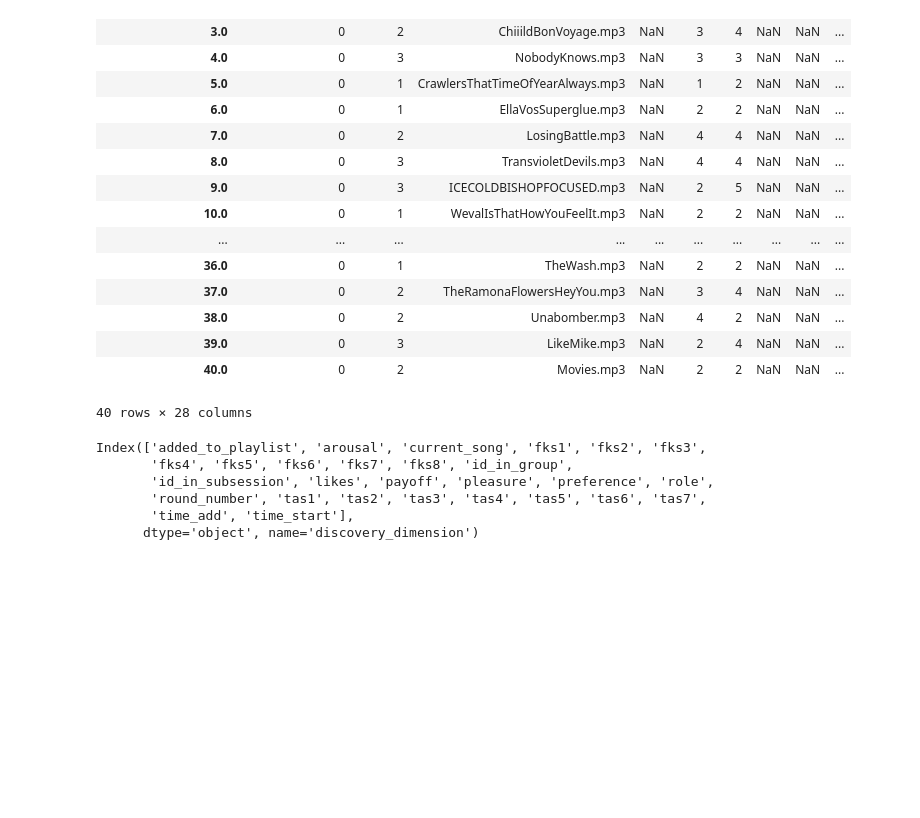
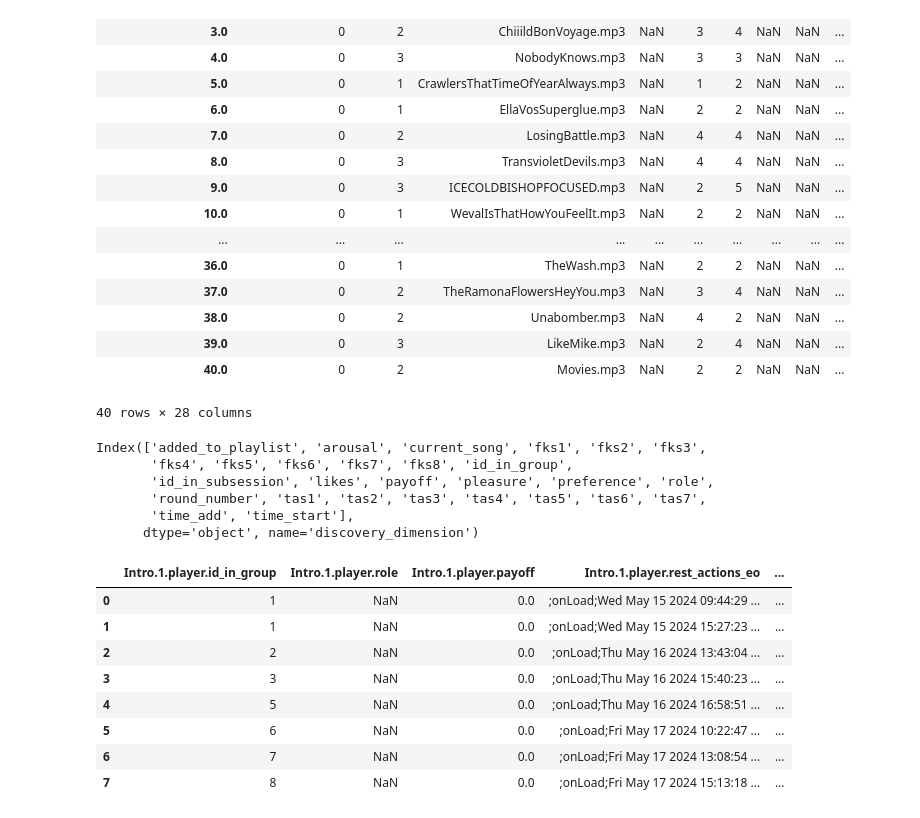
Before and after one commit to gsailer/eeg-music, a Jupyter notebook: eeg_music/notebooks/unfold_otree.ipynb, the cells around one changed output. Saved outputs shown, nothing was run; the diff lists cells and outputs as text; code cells hidden in the pictures; blank space fills up the shorter version.

```diff
--- a/eeg_music/notebooks/unfold_otree.ipynb
+++ b/eeg_music/notebooks/unfold_otree.ipynb
@@ -7,7 +7,7 @@ import matplotlib.pyplot as plt
 # %%
 sns.set()
 # %%
-BASE_PATH = "../data/02_EYODF Pilot Data/Pilot (Same Songs)"
+BASE_PATH = "../data/raw/02_EYODF Pilot Data/Pilot (Same Songs)"
 OTREE_PATH = os.path.join(BASE_PATH, "all_participants_otree.csv")
 
 NUMBER_OF_TRACKS = 40
@@ -102,3 +102,17 @@ Index(['added_to_playlist', 'arousal', 'current_song', 'fks1', 'fks2', 'fks3',
        'round_number', 'tas1', 'tas2', 'tas3', 'tas4', 'tas5', 'tas6', 'tas7',
        'time_add', 'time_start'],
       dtype='object', name='discovery_dimension')
+# %%
+otree = pd.read_csv(OTREE_PATH)
+# %%
+otree[[c for c in otree.columns if "Intro.1" in c]]
+# %% [output]
+|  | Intro.1.player.id_in_group | Intro.1.player.role | Intro.1.player.payoff | Intro.1.player.rest_actions_eo | ... |
+| 0 | 1 | NaN | 0.0 | ;onLoad;Wed May 15 2024 09:44:29 ... | ... |
+| 1 | 1 | NaN | 0.0 | ;onLoad;Wed May 15 2024 15:27:23 ... | ... |
+| 2 | 2 | NaN | 0.0 | ;onLoad;Thu May 16 2024 13:43:04 ... | ... |
+| 3 | 3 | NaN | 0.0 | ;onLoad;Thu May 16 2024 15:40:23 ... | ... |
+| 4 | 5 | NaN | 0.0 | ;onLoad;Thu May 16 2024 16:58:51 ... | ... |
+| 5 | 6 | NaN | 0.0 | ;onLoad;Fri May 17 2024 10:22:47 ... | ... |
+| 6 | 7 | NaN | 0.0 | ;onLoad;Fri May 17 2024 13:08:54 ... | ... |
+| 7 | 8 | NaN | 0.0 | ;onLoad;Fri May 17 2024 15:13:18 ... | ... |
```
Also changed, not shown: parts of 2 cells of this notebook, 10 other files.
